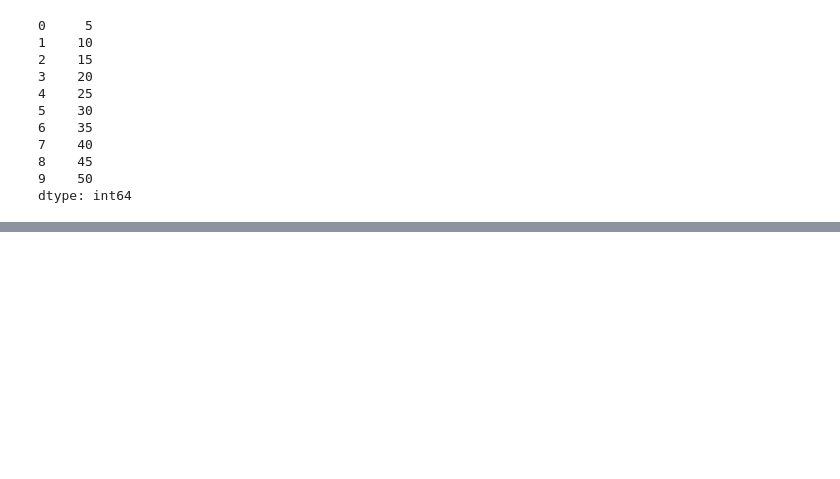
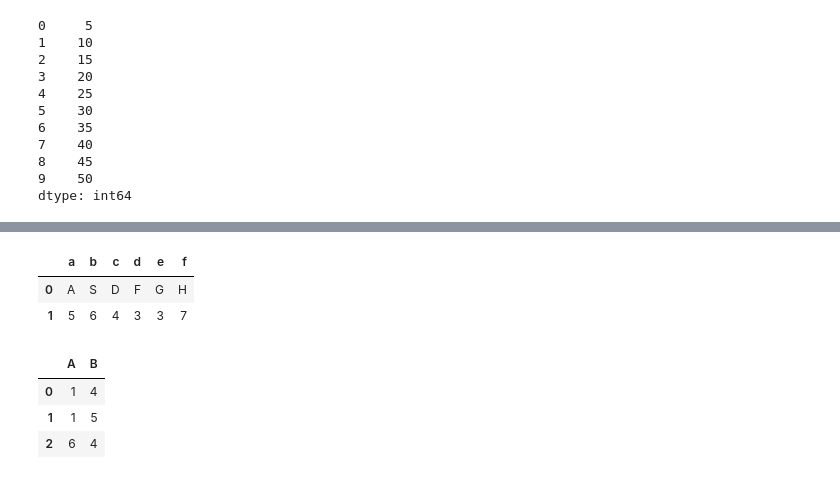
Before and after one commit to PALAKAGGARWAL62/ML-Practice, a Jupyter notebook: ML Practice 1.ipynb, the cells around one changed output, grey strips where cells are left out. Saved outputs shown, nothing was run; the diff lists cells and outputs as text; code cells hidden in the pictures; blank space fills up the shorter version.

```diff
--- a/ML Practice 1.ipynb
+++ b/ML Practice 1.ipynb
@@ -270,0 +325,25 @@ dtype: int64
+# %%
+l = [
+    ['A', 'S', 'D', 'F', 'G', 'H'],
+    [5, 6, 4, 3, 3, 7]
+]
+# %%
+df = pd.DataFrame(l, columns=[x for x in 'abcdef'])
+df
+# %% [output]
+|  | a | b | c | d | e | f |
+| 0 | A | S | D | F | G | H |
+| 1 | 5 | 6 | 4 | 3 | 3 | 7 |
+# %%
+l = [
+    {'A':1, 'B':4},
+    {'A':1, 'B':5},
+    {'A':6, 'B':4}
+]
+df = pd.DataFrame(l)
+df
+# %% [output]
+|  | A | B |
+| 0 | 1 | 4 |
+| 1 | 1 | 5 |
+| 2 | 6 | 4 |
```
Also changed, not shown: parts of 7 cells of this notebook.
